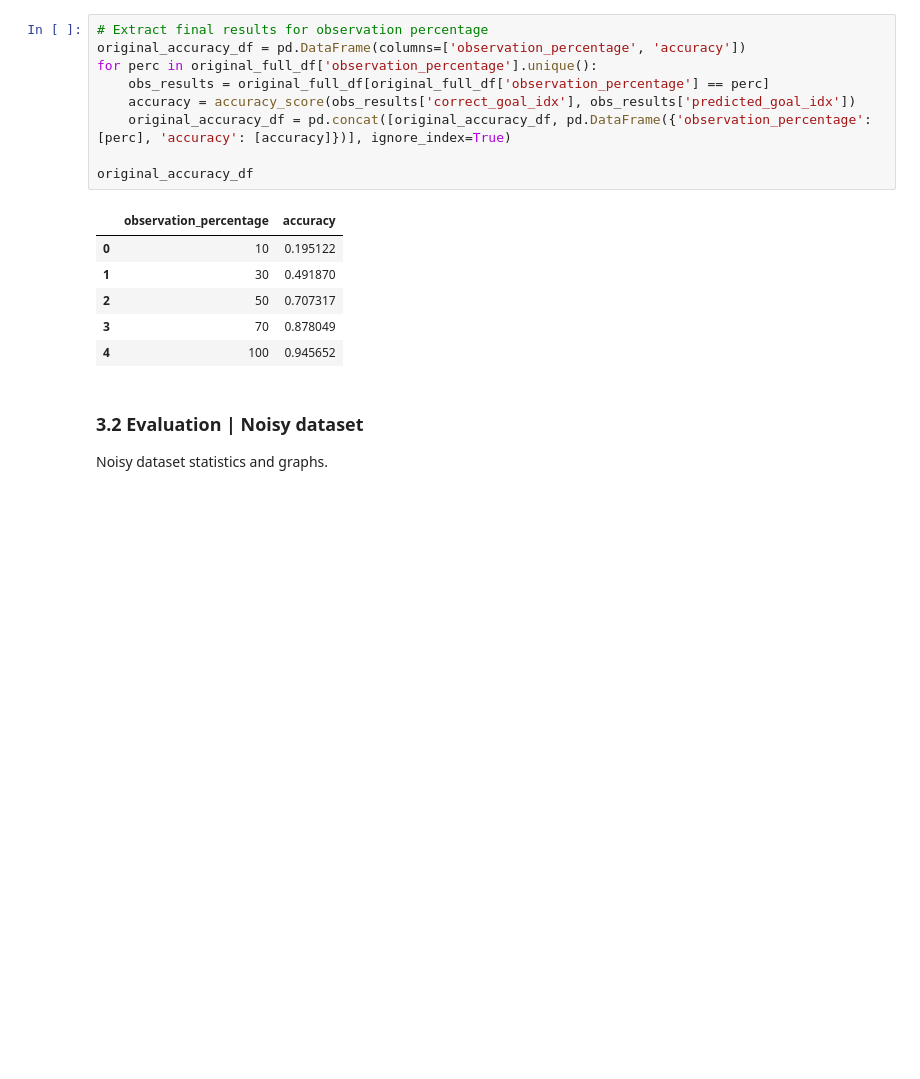
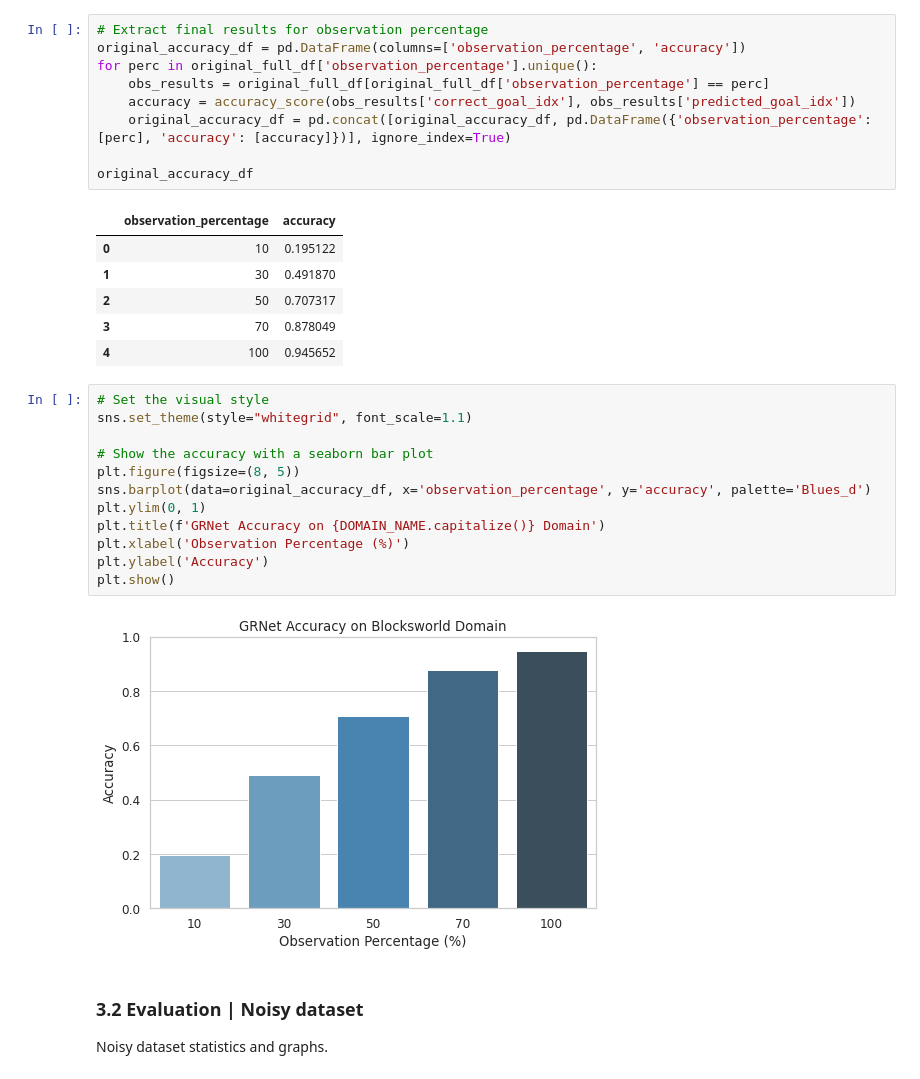
Before and after one commit to MechaMic38/GRNet, a Jupyter notebook: code/GRNet_approach.ipynb, the cells around one changed output. Drawn from its saved outputs; the diff is of its cells as text; blank space fills up the shorter version.

Commit message:
Added some graphs.

```diff
--- a/code/GRNet_approach.ipynb
+++ b/code/GRNet_approach.ipynb
@@ -1312,6 +1314,20 @@ original_accuracy_df
 | 2 | 50 | 0.707317 |
 | 3 | 70 | 0.878049 |
 | 4 | 100 | 0.945652 |
+# %%
+# Set the visual style
+sns.set_theme(style="whitegrid", font_scale=1.1)
+
+# Show the accuracy with a seaborn bar plot
+plt.figure(figsize=(8, 5))
+sns.barplot(data=original_accuracy_df, x='observation_percentage', y='accuracy', palette='Blues_d')
+plt.ylim(0, 1)
+plt.title(f'GRNet Accuracy on {DOMAIN_NAME.capitalize()} Domain')
+plt.xlabel('Observation Percentage (%)')
+plt.ylabel('Accuracy')
+plt.show()
+# %% [output]
+[figure, added]
 # %% [markdown]
 ### 3.2 Evaluation | Noisy dataset
 
```
Also changed, not shown: parts of 6 cells of this notebook.
